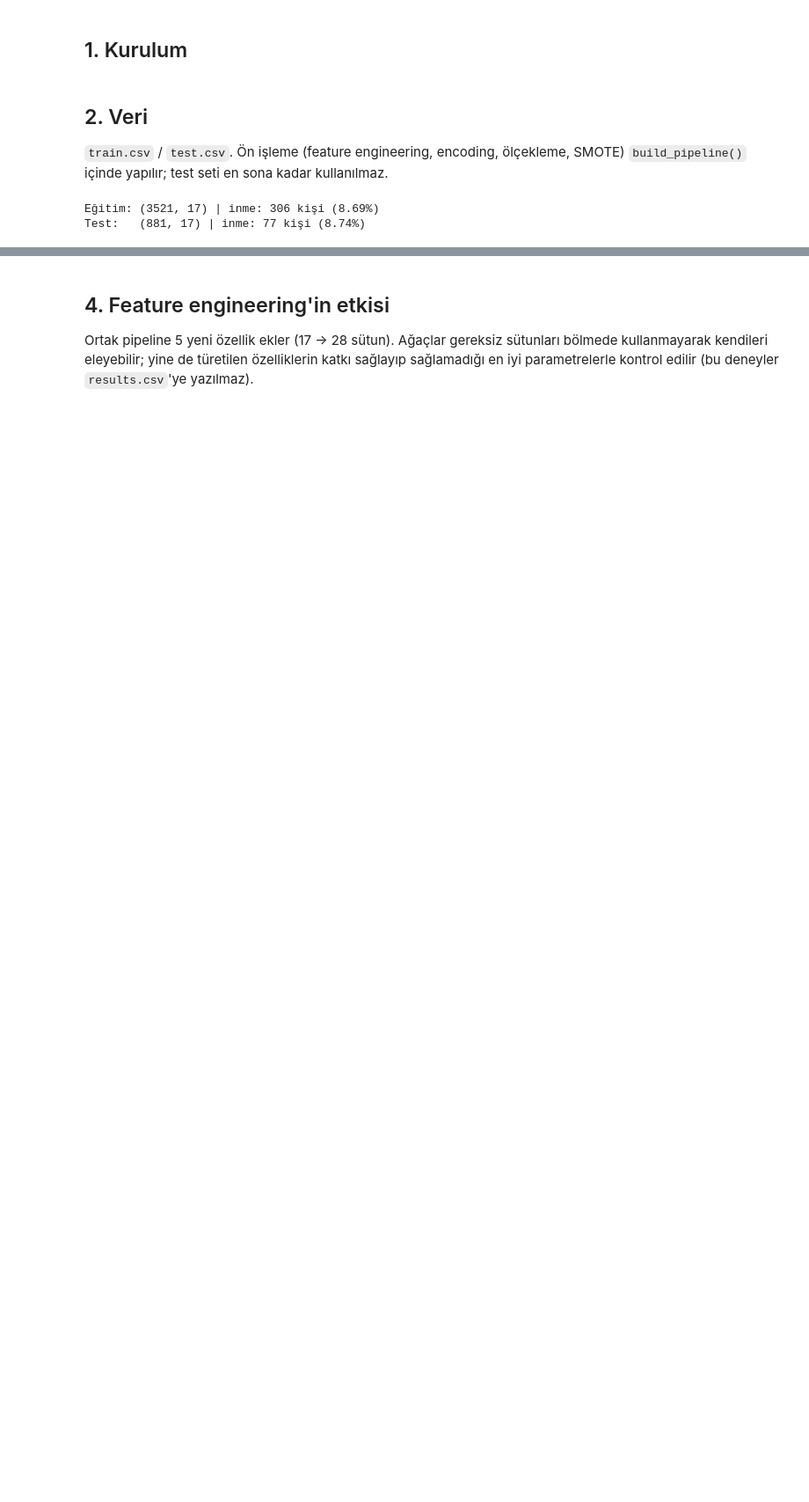
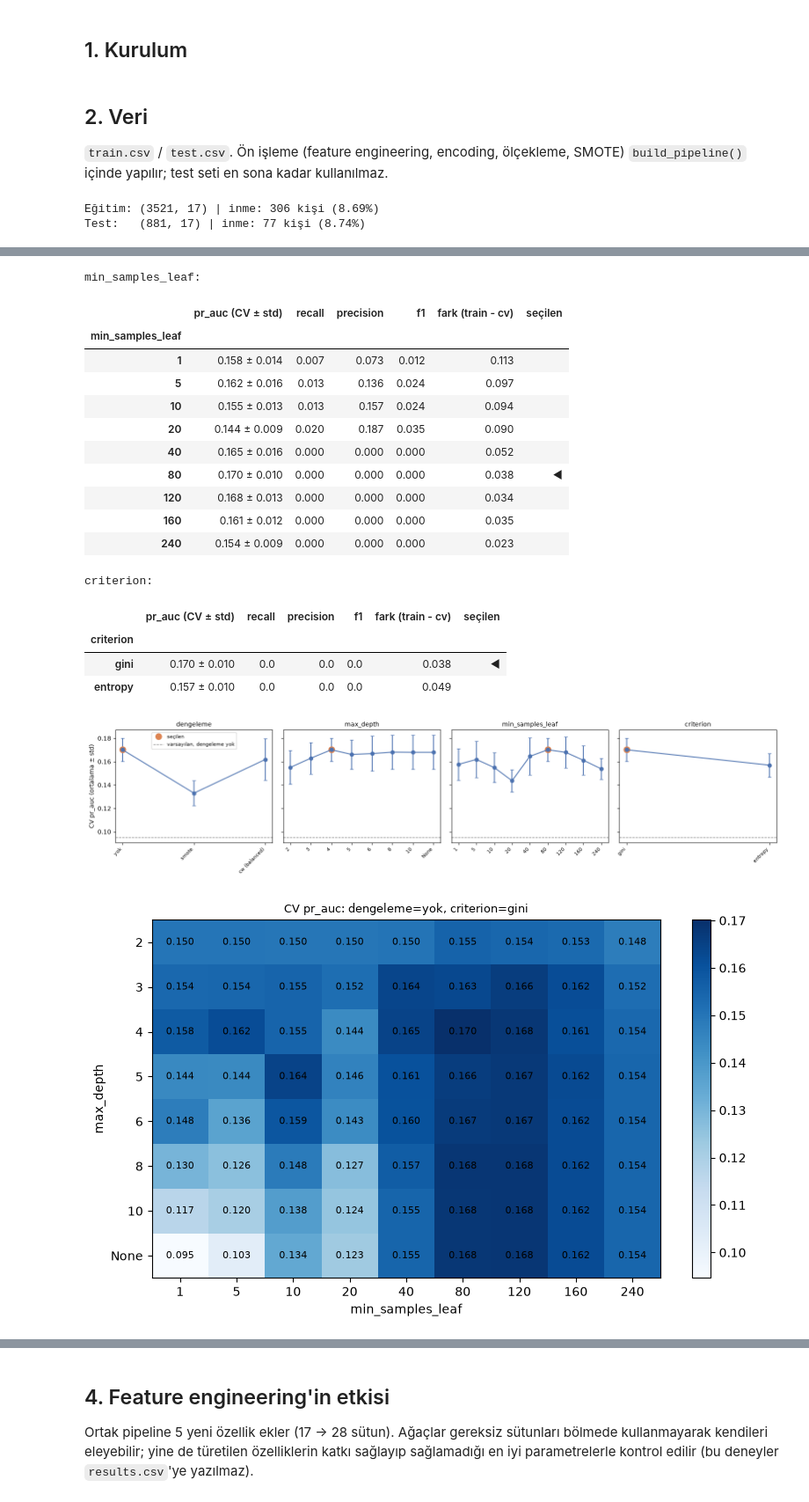
Before and after one commit to Soo-de/stroke_detection_ML, a Jupyter notebook: notebooks/07_model_dt.ipynb, the cells around one changed output, grey strips where cells are left out. Shown at 88% size. Cells and saved outputs as stored; diff of their text form; code cells hidden in the pictures; blank space fills up the shorter version.

```diff
--- a/notebooks/07_model_dt.ipynb
+++ b/notebooks/07_model_dt.ipynb
@@ -165,0 +202,16 @@ plt.show()
+# %%
+full.round(4).to_csv(FIG_DIR / f"{MODEL_CODE}_grid_results.csv", index=False)
+display(full.head(15).round(4))
+
+best_row = full.loc[0]
+for col in NUMERIC_HYPER:
+    order = GRID_ORDER[col]
+    i = order.index(best_row[col])
+    where = "KENARDA" if i in (0, len(order) - 1) else "iç noktada"
+    print(f"{col}: seçilen {best_row[col]} ({where}); denenen: {', '.join(order)}")
+
+within = full[full["pr_auc_cv"] >= full.loc[0, "pr_auc_cv"] - full.loc[0, "pr_auc_std"]]
+print(f"\nEn iyi adayın bir standart sapma altındaki aday sayısı: {len(within)} / {len(full)} "
+      f"(sınır: {full.loc[0, 'pr_auc_cv'] - full.loc[0, 'pr_auc_std']:.3f})")
+for col in HYPER:
+    print(f"  {col}: {dict(within[col].value_counts())}")
@@ -165,0 +247,41 @@ plt.show()
+# %%
+for col in HYPER:
+    print(f"\n{col}:")
+    show_param_table(one_at_a_time(full, col), col, full.loc[0, col])
+
+fig, axes = plt.subplots(1, len(HYPER), figsize=(4 * len(HYPER), 3.8), sharey=True)
+for ax, col in zip(axes, HYPER):
+    sub = one_at_a_time(full, col)
+    x = range(len(sub))
+    ax.errorbar(x, sub["pr_auc_cv"], yerr=sub["pr_auc_std"], fmt="o-", color="#4C72B0", capsize=3)
+    i = list(sub.index).index(full.loc[0, col])
+    ax.plot(i, sub["pr_auc_cv"].iloc[i], "o", color="#DD8452", markersize=10, label="seçilen")
+    ax.axhline(baseline_pr_auc, color="gray", linestyle="--", linewidth=1, label="varsayılan, dengeleme yok")
+    ax.set_xticks(list(x))
+    ax.set_xticklabels([s.replace("class_weight ", "cw ") for s in sub.index], rotation=45, ha="right", fontsize=8)
+    ax.set_title(col, fontsize=10)
+axes[0].set_ylabel(f"CV {MAIN_METRIC} (ortalama ± std)")
+axes[0].legend(fontsize=8)
+plt.tight_layout()
+plt.savefig(FIG_DIR / f"{MODEL_CODE}_param_effects.png", dpi=200)
+plt.show()
+
+# depth x min_samples_leaf, the other hyperparameters fixed at the best values
+others = [c for c in HYPER if c not in ("max_depth", "min_samples_leaf")]
+sub = full[(full[others] == full.loc[0, others]).all(axis=1)]
+grid = (sub.pivot(index="max_depth", columns="min_samples_leaf", values="pr_auc_cv")
+        .loc[GRID_ORDER["max_depth"], GRID_ORDER["min_samples_leaf"]])
+fig, ax = plt.subplots(figsize=(1 + 0.8 * grid.shape[1], 1 + 0.5 * grid.shape[0]))
+im = ax.imshow(grid.values.astype(float), cmap="Blues", aspect="auto")
+ax.set_xticks(range(grid.shape[1]), grid.columns)
+ax.set_yticks(range(grid.shape[0]), grid.index)
+for (i, j), v in __import__("numpy").ndenumerate(grid.values.astype(float)):
+    ax.text(j, i, f"{v:.3f}", ha="center", va="center", fontsize=8)
+ax.set_xlabel("min_samples_leaf")
+ax.set_ylabel("max_depth")
+ax.set_title(f"CV {MAIN_METRIC}: {', '.join(f'{c}={full.loc[0, c]}' for c in others)}", fontsize=9)
+fig.colorbar(im, ax=ax)
+plt.tight_layout()
+plt.savefig(FIG_DIR / f"{MODEL_CODE}_depth_leaf_heatmap.png", dpi=200)
+plt.show()
+# %% [output]
@@ -165,0 +305,19 @@ plt.show()
+min_samples_leaf:
+|  | pr_auc (CV ± std) | recall | precision | f1 | fark (train - cv) | seçilen |
+| min_samples_leaf |  |  |  |  |  |  |
+| 1 | 0.158 ± 0.014 | 0.007 | 0.073 | 0.012 | 0.113 |  |
+| 5 | 0.162 ± 0.016 | 0.013 | 0.136 | 0.024 | 0.097 |  |
+| 10 | 0.155 ± 0.013 | 0.013 | 0.157 | 0.024 | 0.094 |  |
+| 20 | 0.144 ± 0.009 | 0.020 | 0.187 | 0.035 | 0.090 |  |
+| 40 | 0.165 ± 0.016 | 0.000 | 0.000 | 0.000 | 0.052 |  |
+| 80 | 0.170 ± 0.010 | 0.000 | 0.000 | 0.000 | 0.038 | ◄ |
+| 120 | 0.168 ± 0.013 | 0.000 | 0.000 | 0.000 | 0.034 |  |
+| 160 | 0.161 ± 0.012 | 0.000 | 0.000 | 0.000 | 0.035 |  |
+| 240 | 0.154 ± 0.009 | 0.000 | 0.000 | 0.000 | 0.023 |  |
+criterion:
+|  | pr_auc (CV ± std) | recall | precision | f1 | fark (train - cv) | seçilen |
+| criterion |  |  |  |  |  |  |
+| gini | 0.170 ± 0.010 | 0.0 | 0.0 | 0.0 | 0.038 | ◄ |
+| entropy | 0.157 ± 0.010 | 0.0 | 0.0 | 0.0 | 0.049 |  |
+[figure, added]
+[figure, added]
```
Also changed, not shown: parts of 32 cells of this notebook, 8 other files.
